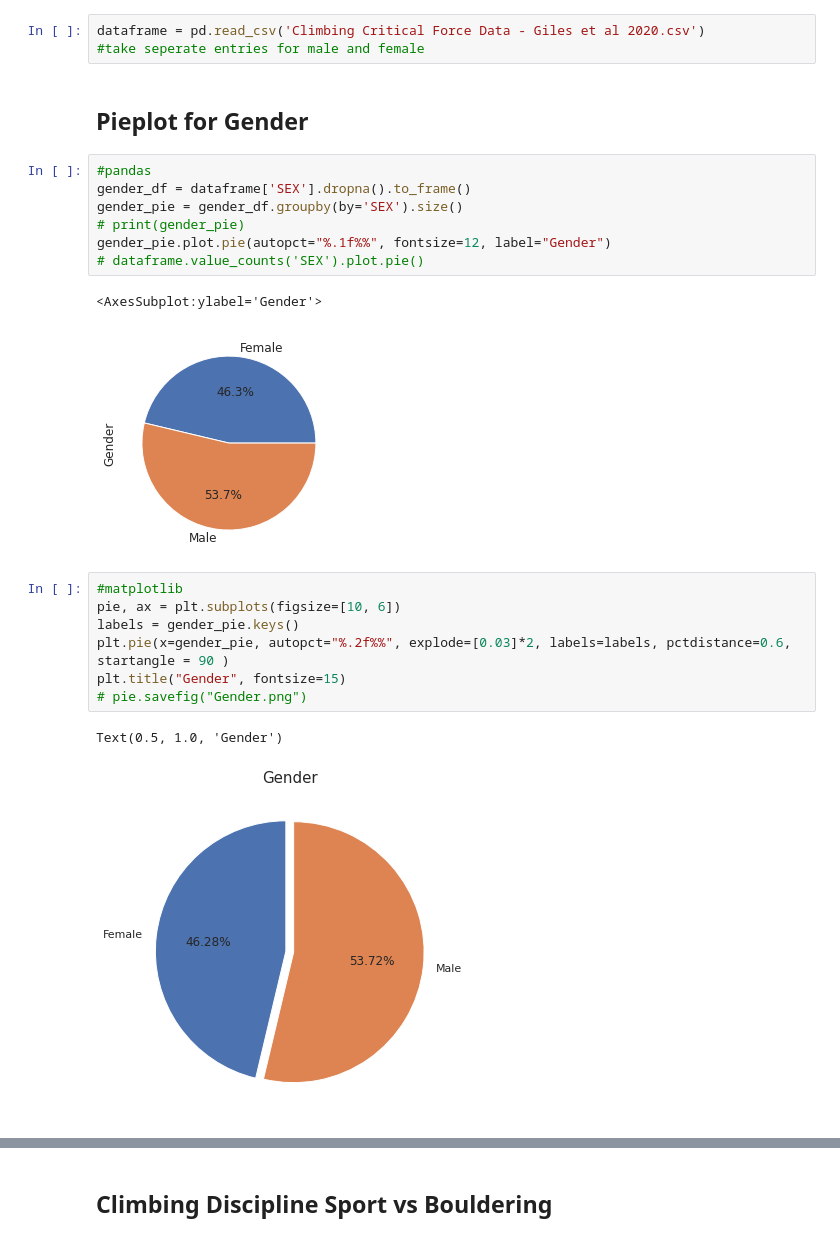
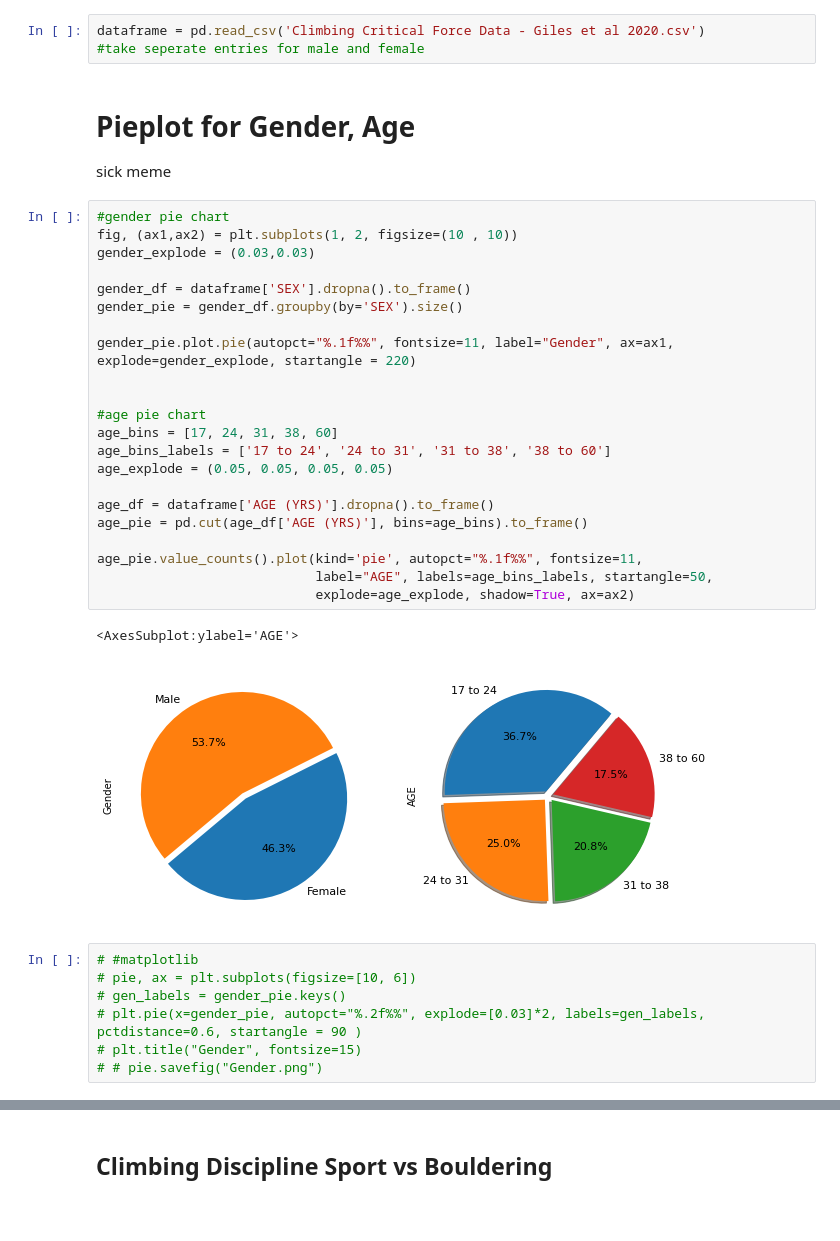
Before and after one commit to haokliao/Critical-Force-Visualization, a Jupyter notebook: EDA_001_notebook.ipynb, the cells around one changed output, grey strips where cells are left out. Saved outputs shown, nothing was run; the diff lists cells and outputs as text; blank space fills up the shorter version.

Commit message:
2/12 Added both pie charts, age and gender and subplotted inline

```diff
--- a/EDA_001_notebook.ipynb
+++ b/EDA_001_notebook.ipynb
@@ -23,25 +23,39 @@ To represent this, a series of charts were created, visualizing information such
 dataframe = pd.read_csv('Climbing Critical Force Data - Giles et al 2020.csv')
 #take seperate entries for male and female
 # %% [markdown]
-## Pieplot for Gender
+# Pieplot for Gender, Age
+
+sick meme
-# %%
-#pandas
-gender_df = dataframe['SEX'].dropna().to_frame()
-gender_pie = gender_df.groupby(by='SEX').size()
-# print(gender_pie)
-gender_pie.plot.pie(autopct="%.1f%%", fontsize=12, label="Gender")
-# dataframe.value_counts('SEX').plot.pie()
-# %% [output]
-<AxesSubplot:ylabel='Gender'>
-[figure, removed]
+# %%
+#gender pie chart
+fig, (ax1,ax2) = plt.subplots(1, 2, figsize=(10 , 10))
+gender_explode = (0.03,0.03)
+
+gender_df = dataframe['SEX'].dropna().to_frame()
+gender_pie = gender_df.groupby(by='SEX').size()
+
+gender_pie.plot.pie(autopct="%.1f%%", fontsize=11, label="Gender", ax=ax1, explode=gender_explode, startangle = 220)
+
+
+#age pie chart
+age_bins = [17, 24, 31, 38, 60]
+age_bins_labels = ['17 to 24', '24 to 31', '31 to 38', '38 to 60']
+age_explode = (0.05, 0.05, 0.05, 0.05)
+
+age_df = dataframe['AGE (YRS)'].dropna().to_frame()
+age_pie = pd.cut(age_df['AGE (YRS)'], bins=age_bins).to_frame()
+
+age_pie.value_counts().plot(kind='pie', autopct="%.1f%%", fontsize=11,
+                            label="AGE", labels=age_bins_labels, startangle=50,
+                            explode=age_explode, shadow=True, ax=ax2)
+# %% [output]
+<AxesSubplot:ylabel='AGE'>
+[figure, added]
 # %%
-#matplotlib
-pie, ax = plt.subplots(figsize=[10, 6])
-labels = gender_pie.keys()
-plt.pie(x=gender_pie, autopct="%.2f%%", explode=[0.03]*2, labels=labels, pctdistance=0.6, startangle = 90 )
-plt.title("Gender", fontsize=15)
-# pie.savefig("Gender.png")
+# #matplotlib
+# pie, ax = plt.subplots(figsize=[10, 6])
+# gen_labels = gender_pie.keys()
+# plt.pie(x=gender_pie, autopct="%.2f%%", explode=[0.03]*2, labels=gen_labels, pctdistance=0.6, startangle = 90 )
+# plt.title("Gender", fontsize=15)
+# # pie.savefig("Gender.png")
-# %% [output]
-Text(0.5, 1.0, 'Gender')
-[figure, removed]
 # %% [markdown]
```
Also changed, not shown: parts of 12 cells of this notebook, 2 other files.
